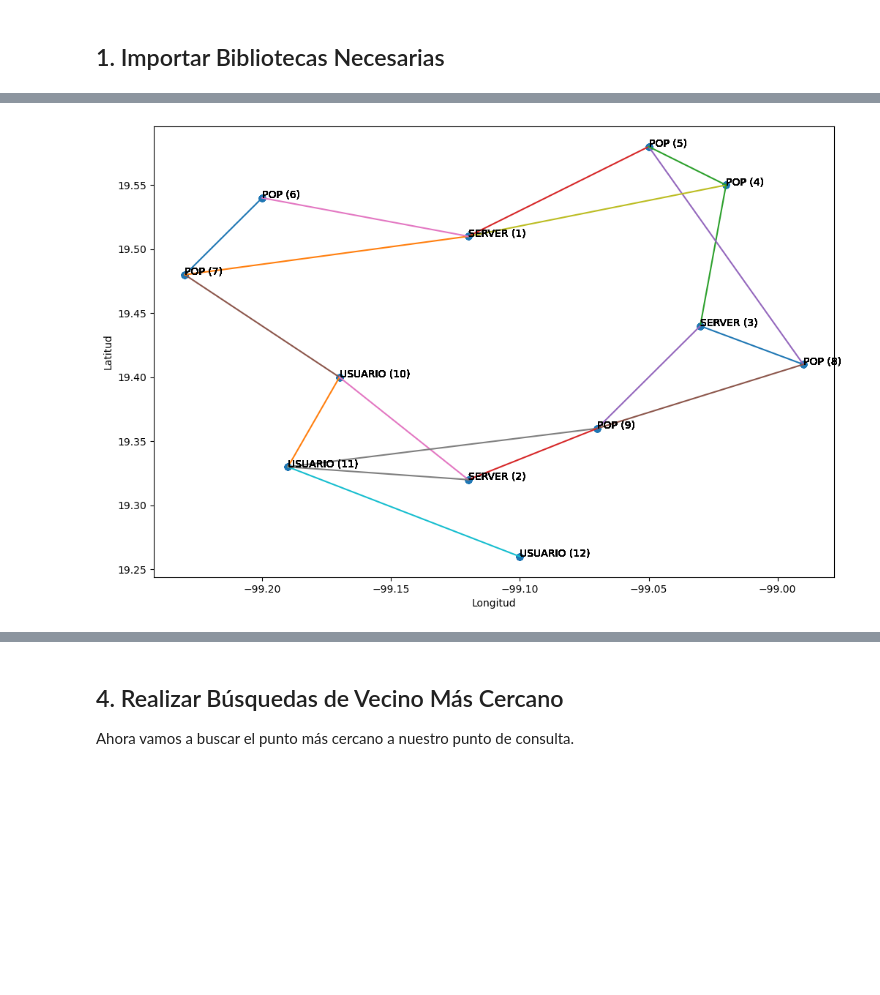
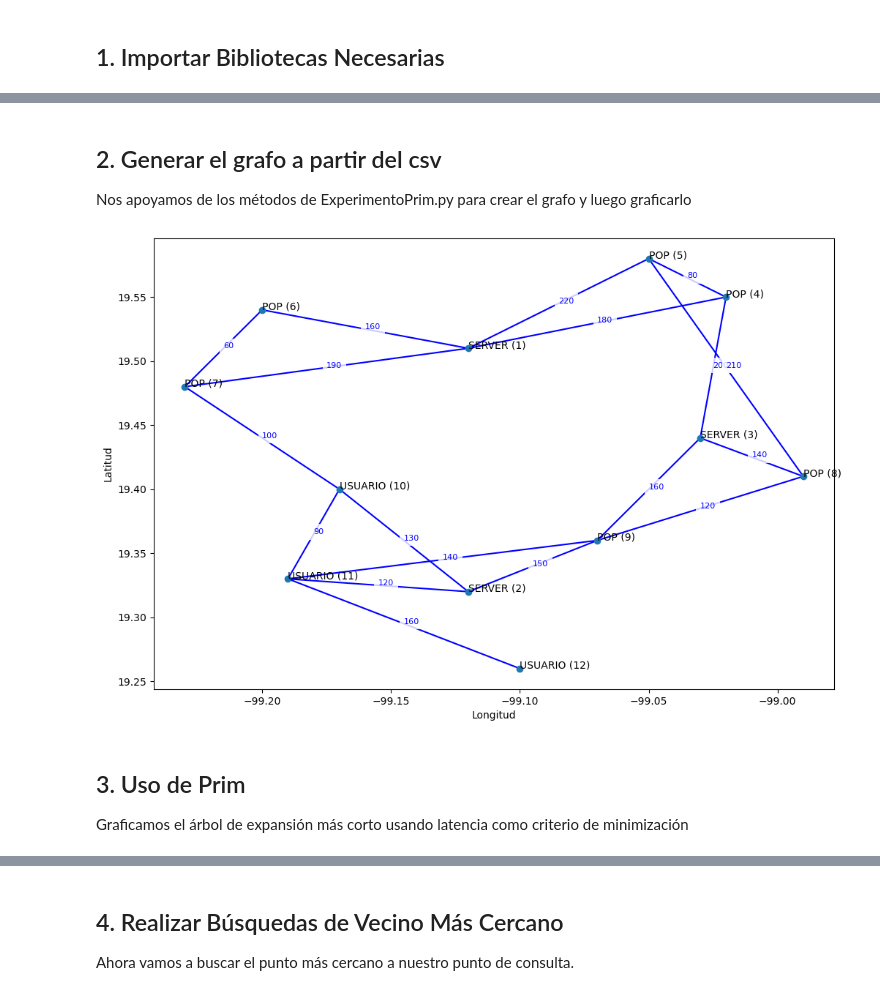
Before and after one commit to cristoredentor/NetOptimizer, a Jupyter notebook: Experimento_KD.ipynb, the cells around one changed output, grey strips where cells are left out. Cells and saved outputs as stored; diff of their text form; code cells hidden in the pictures; blank space fills up the shorter version.

```diff
--- a/Experimento_KD.ipynb
+++ b/Experimento_KD.ipynb
@@ -34,3 +33,7 @@ importlib.reload(ExperimentoPrim)
+# %% [markdown]
+## 2. Generar el grafo a partir del csv
+
+Nos apoyamos de los métodos de ExperimentoPrim.py para crear el grafo y luego graficarlo
 # %%
 import matplotlib.pyplot as plt
 import ExperimentoPrim
@@ -46,37 +49,66 @@ grafoC = ExperimentoPrim.insertaElementos(grafo)
 conexiones = ExperimentoPrim.conexiones(grafo)
 direcciones = ExperimentoPrim.conexiones_con_pos(conexiones)
 
 # NODOS
-for tipo, latitud, longitud, id, _ in nodos:
+for tipo, latitud, longitud, id in nodos:
 
     x.append(longitud)
     y.append(latitud)
 
     plt.text(
         longitud,
         latitud,
         f"{tipo} ({id})"
     )
 
 # ARISTAS
-for origen, destino in direcciones:
+for (origen_id, destino_id), (origen, destino) in zip(conexiones, direcciones):
 
     lat1, lon1 = origen
     lat2, lon2 = destino
 
     plt.plot(
         [lon1, lon2],
-        [lat1, lat2]
+        [lat1, lat2],
+        'b-',
+        linewidth=1.5,
+        zorder=1
+    )
+
+    # Calcular punto medio
+    mid_lon = (lon1 + lon2) / 2
+    mid_lat = (lat1 + lat2) / 2
+
+    # Obtener costo_km desde el grafo usando ids de nodo
+    costo = grafo.getOrigen()[origen_id][destino_id]["costo"]
+
+    # Mostrar costo_km en medio de la línea
+    plt.text(
+        mid_lon,
+        mid_lat,
+        str(costo),
+        fontsize=8,
+        color='blue',
+        bbox=dict(
+            facecolor='white',
+            alpha=0.8,
+            edgecolor='none'
+        ),
+        zorder=7
     )
 
 plt.scatter(x, y)
 
 plt.xlabel("Longitud")
 plt.ylabel("Latitud")
 
 plt.show()
 # %% [output]
-[figure, old version]
+[figure, new version]
+# %% [markdown]
+## 3. Uso de Prim
+
+Graficamos el árbol de expansión más corto usando latencia como criterio de minimización
 # %%
 import matplotlib.pyplot as plt
 import ExperimentoPrim
```
Also changed, not shown: parts of 14 cells of this notebook, 4 other files.
